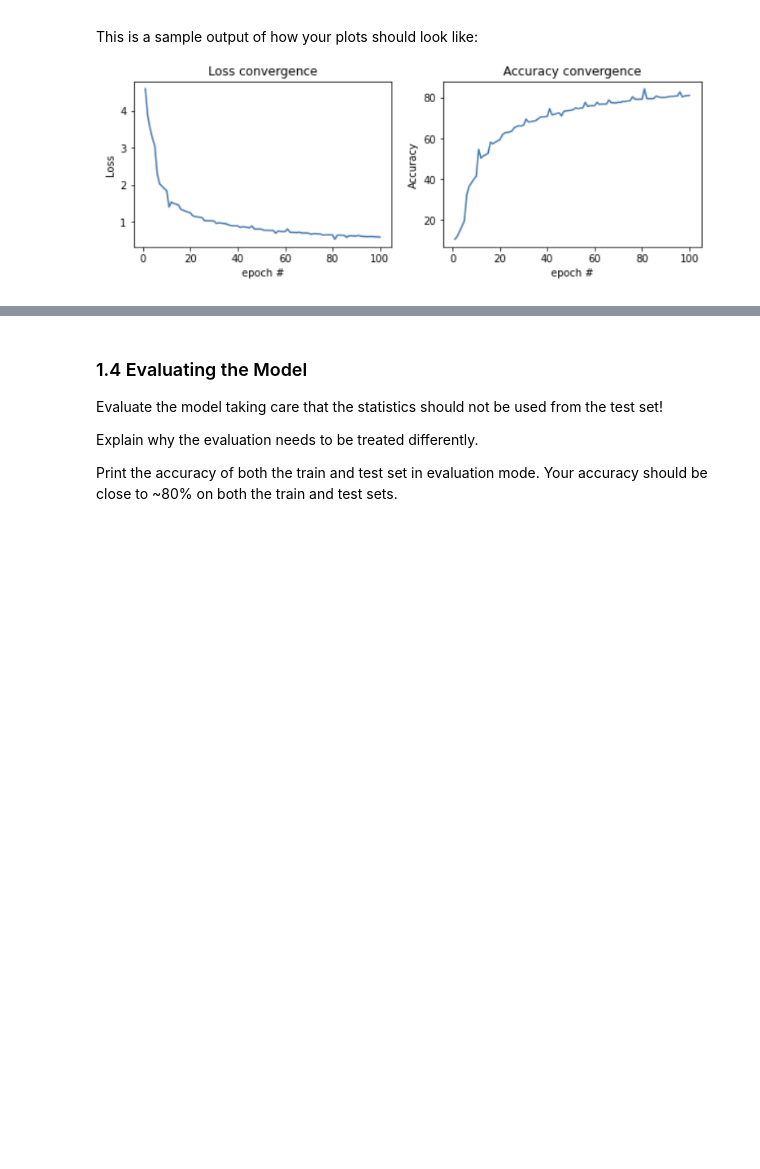
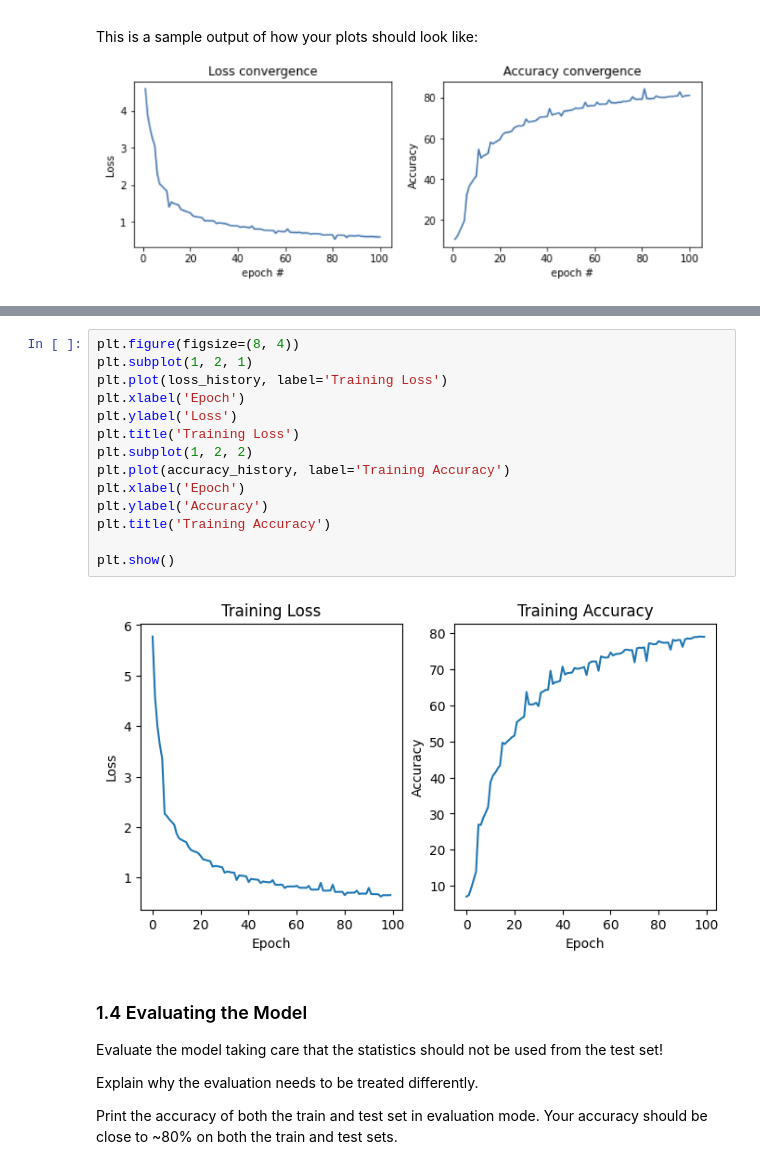
Before and after one commit to SupradeepDanturti/DeepLearning-Pytorch, a Jupyter notebook: DL_Lab4_Ex.ipynb, the cells around one changed output, grey strips where cells are left out. Saved outputs shown, nothing was run; the diff lists cells and outputs as text; blank space fills up the shorter version.

```diff
--- a/DL_Lab4_Ex.ipynb
+++ b/DL_Lab4_Ex.ipynb
@@ -359,3 +357,19 @@ for epoch in range(num_epochs):
+# %%
+plt.figure(figsize=(8, 4))
+plt.subplot(1, 2, 1)
+plt.plot(loss_history, label='Training Loss')
+plt.xlabel('Epoch')
+plt.ylabel('Loss')
+plt.title('Training Loss')
+plt.subplot(1, 2, 2)
+plt.plot(accuracy_history, label='Training Accuracy')
+plt.xlabel('Epoch')
+plt.ylabel('Accuracy')
+plt.title('Training Accuracy')
+
+plt.show()
+# %% [output]
+[figure, added]
 # %% [markdown]
 ### 1.4 Evaluating the Model
 
```
Also changed, not shown: parts of 15 cells of this notebook.
